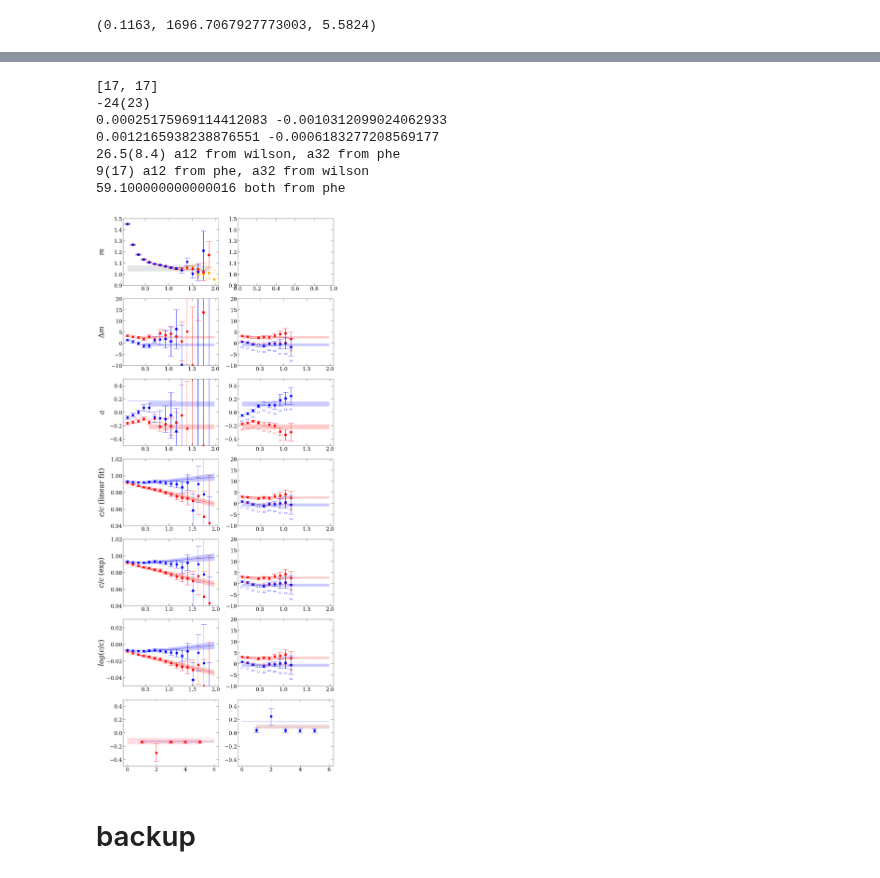
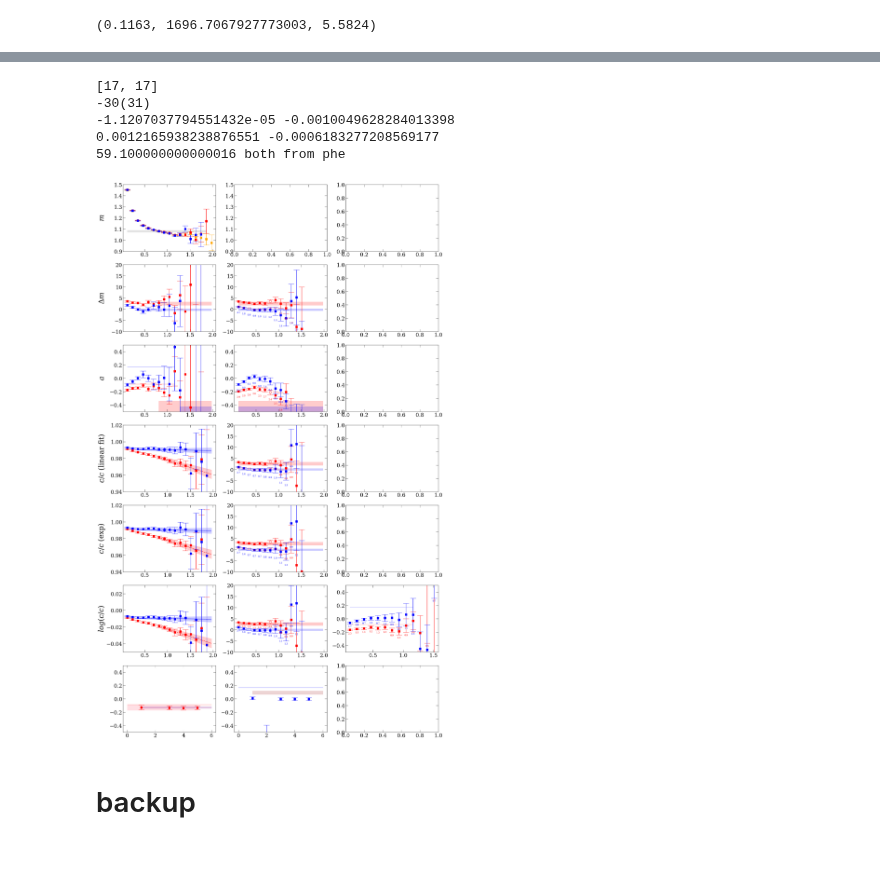
Before and after one commit to lee14916/glwc2, a Jupyter notebook: project2/03_NpiScatteringWilson/analysis.ipynb, the cells around one changed output, grey strips where cells are left out. Cells and saved outputs as stored; diff of their text form; code cells hidden in the pictures.

```diff
--- a/project2/03_NpiScatteringWilson/analysis.ipynb
+++ b/project2/03_NpiScatteringWilson/analysis.ipynb
@@ -45,5 +42,4 @@ The autoreload extension is already loaded. To reload it, use:
 # %%
-
 path='/capstor/store/cscs/userlab/s1174/lyan/code/glwc2/project2/03_NpiScatteringWilson/dataPrepare/A15/data_aux/cfgs_CGWokringCPU'
 with open(path,'r') as f:
     cfgs=f.read().splitlines()
@@ -53,12 +49,12 @@ def symmetrize(dat):
     return((dat[:,:,0]+dat[:,:,5]) - (dat_bw[:,:,10]+dat_bw[:,:,15]))/4
 
 d_jk=1
-Nsrc=2000
+Nsrc=3000
 path=f'/capstor/store/cscs/userlab/s1174/lyan/code/projectData2/03_NpiScatteringWilson/A15/data_merge/NpiScatteringWilson_Nsrc={Nsrc}.h5'
 data={}
 with h5py.File(path) as f:
     cfgs_all=[cfg.decode() for cfg in f['cfgs'][:]]
-    cfgs_map=[cfgs_all.index(cfg) for cfg in cfgs]
+    # cfgs_map=[cfgs_all.index(cfg) for cfg in cfgs]
 
     if True:
         cfgs_map=[cfgs_all.index(cfg) for cfg in cfgs_all]
@@ -1136,7 +1132,7 @@ a_32_mpi=np.array([[es2sl(mu,lat_NL,dE)*mpi for dE in dEs] for dEs,mu,mpi in zip
 a_12_mpi=np.array([[es2sl(mu,lat_NL,dE)*mpi for dE in dEs] for dEs,mu,mpi in zip(meff_12-meff_Npi,m_mu,m_pi)])
 
 Nrow=7
-fig, axs = yu.getFigAxs(Nrow,2,Lrow=6,Lcol=8)
+fig, axs = yu.getFigAxs(Nrow,3,Lrow=6,Lcol=8)
 ylim_dm=[-10,20]
 ylim_a=[-0.5,0.5]
 
@@ -1156,6 +1152,16 @@ axs[Nrow-1,1].fill_between(plt_x,plt_y-plt_yerr,plt_y+plt_yerr,color='b',alpha=0
 
 plt_x=np.array([1,Nrow-1]); plt_y=a12mpi_pol[0]; plt_yerr=a12mpi_pol[1]
 axs[Nrow-1,1].fill_between(plt_x,plt_y-plt_yerr,plt_y+plt_yerr,color='brown',alpha=0.2)
+
+
+xunit=lat_a
+for irow in [5]:
+    axs[irow,2].set_ylim(ylim_a)
+    plt_x=np.array([tmin,10])*xunit; plt_y=a32mpi_phy[0]; plt_yerr=a32mpi_phy[1]
+    axs[irow,2].fill_between(plt_x,plt_y-plt_yerr,plt_y+plt_yerr,color='r',alpha=0.2)
+    plt_x=np.array([tmin,10])*xunit; plt_y=a12mpi_phy[0]; plt_yerr=a12mpi_phy[1]
+    axs[irow,2].fill_between(plt_x,plt_y-plt_yerr,plt_y+plt_yerr,color='b',alpha=0.2)
+
 
 irow=0
 ylim=[0.9,1.5]
@@ -1532,8 +1538,15 @@ for icase in range(2):
         mean,err=yu.jackme(pars_jk); chi2R=np.mean(chi2_jk)/Ndof
         plt_x=fitmin*xunit; plt_y=mean[0]*yunit; plt_err=err[0]*yunit
         ax.errorbar(plt_x,plt_y,plt_err,fmt='s',color=color,mfc='white' if i==ind_mpf else None)
-        ylim=ax.get_ylim(); chi2_shift=(ylim[1]-ylim[0])/12
+        ylim=ax.get_ylim(); chi2_shift=(ylim[1]-ylim[0])/20
         ax.annotate("%0.1f" %chi2R,(plt_x,plt_y-plt_err-chi2_shift),color=color,size=chi2Size,ha='center')
+
+        t=np.array([es2sl(mu,lat_NL,dE)*mpi for dE,mu,mpi in zip(pars_jk[:,0],m_mu,m_pi)])
+        mean,err=yu.jackme(t)
+        plt_x=fitmin*xunit; plt_y=mean*1; plt_err=err*1
+        axs[irow,2].errorbar(plt_x,plt_y,plt_err,fmt='s',color=color)
+        ylim=axs[irow,2].get_ylim(); chi2_shift=(ylim[1]-ylim[0])/20
+        axs[irow,2].annotate("%0.1f" %chi2R,(plt_x,plt_y-plt_err-chi2_shift),color=color,size=chi2Size,ha='center')
 
     ax=axs[irow,0]
     xunit=lat_a; yunit=1
@@ -1547,44 +1560,44 @@ for icase in range(2):
     x=tList*xunit; ymin=mean-err; ymax=mean+err
     ax.plot(x,mean,color=color,linestyle='--',marker='')
     ax.fill_between(x, ymin, ymax, color=color, alpha=0.2)
 
     ax=axs[Nrow-1,icase]
     xunit=1; yunit=1
     pars_jk,props_jk=yu.jackMA(fits)
 
     t=np.array([es2sl(mu,lat_NL,dE)*mpi for dE,mu,mpi in zip(pars_jk[:,0],m_mu,m_pi)])
     res.append(t)
     mean,err=yu.jackme(t)
+    # print(mean,err)
+    # 1/0
     plt_x=[irow]; plt_y=mean*yunit; plt_err=err*yunit
     ax.errorbar(plt_x,plt_y,plt_err,fmt='s',color=color)
 
 plt.savefig(f'fig/scatteringLength_modelAvg_Nsrc={Nsrc}.pdf')
 
 a32_jk,a12_jk=res
 sgm_jk=[a2sgm(a12/mpi/lat_aInv,a32/mpi/lat_aInv) for a32,a12,mpi in zip(a32_jk,a12_jk,m_pi)]
 mean,err=yu.jackme(sgm_jk)
 print(yu.un2str(mean,err))
 print(np.mean(a12_jk)/np.mean(m_pi)/lat_aInv,np.mean(a32_jk)/np.mean(m_pi)/lat_aInv)
 print(a12mpi_phy[0]/mpiC_phys,a32mpi_phy[0]/mpiC_phys)
 
-sgm_jk=[a2sgm(a12/mpi/lat_aInv,a32mpi_phy[0]/mpiC_phys) for a32,a12,mpi in zip(a32_jk,a12_jk,m_pi)]
-mean,err=yu.jackme(sgm_jk)
-print(yu.un2str(mean,err),'a12 from wilson, a32 from phe')
+# sgm_jk=[a2sgm(a12/mpi/lat_aInv,a32mpi_phy[0]/mpiC_phys) for a32,a12,mpi in zip(a32_jk,a12_jk,m_pi)]
+# mean,err=yu.jackme(sgm_jk)
+# print(yu.un2str(mean,err),'a12 from wilson, a32 from phe')
 
-sgm_jk=[a2sgm(a12mpi_phy[0]/mpiC_phys,a32/mpi/lat_aInv) for a32,a12,mpi in zip(a32_jk,a12_jk,m_pi)]
-mean,err=yu.jackme(sgm_jk)
-print(yu.un2str(mean,err),'a12 from phe, a32 from wilson')
+# sgm_jk=[a2sgm(a12mpi_phy[0]/mpiC_phys,a32/mpi/lat_aInv) for a32,a12,mpi in zip(a32_jk,a12_jk,m_pi)]
+# mean,err=yu.jackme(sgm_jk)
+# print(yu.un2str(mean,err),'a12 from phe, a32 from wilson')
 
 print(a2sgm(a12mpi_phy[0]/mpiC_phys,a32mpi_phy[0]/mpiC_phys),'both from phe')
 # %% [output]
 [17, 17]
--24(23)
-0.00025175969114412083 -0.0010312099024062933
+-30(31)
+-1.1207037794551432e-05 -0.0010049628284013398
 0.0012165938238876551 -0.0006183277208569177
-26.5(8.4) a12 from wilson, a32 from phe
-9(17) a12 from phe, a32 from wilson
 59.100000000000016 both from phe
-[figure, old version]
+[figure, new version]
 # %% [markdown]
 # backup
 # %%
```
Also changed, not shown: parts of 4 cells of this notebook, 12 other files.
